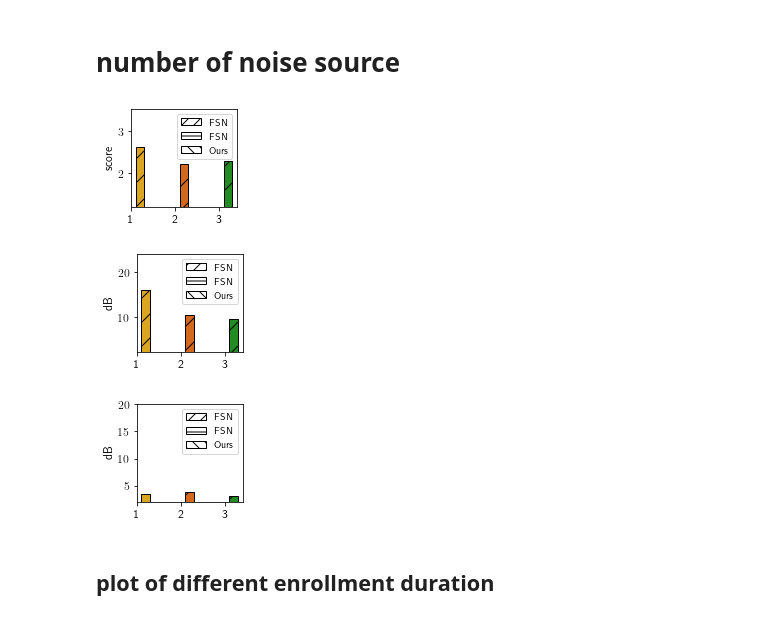
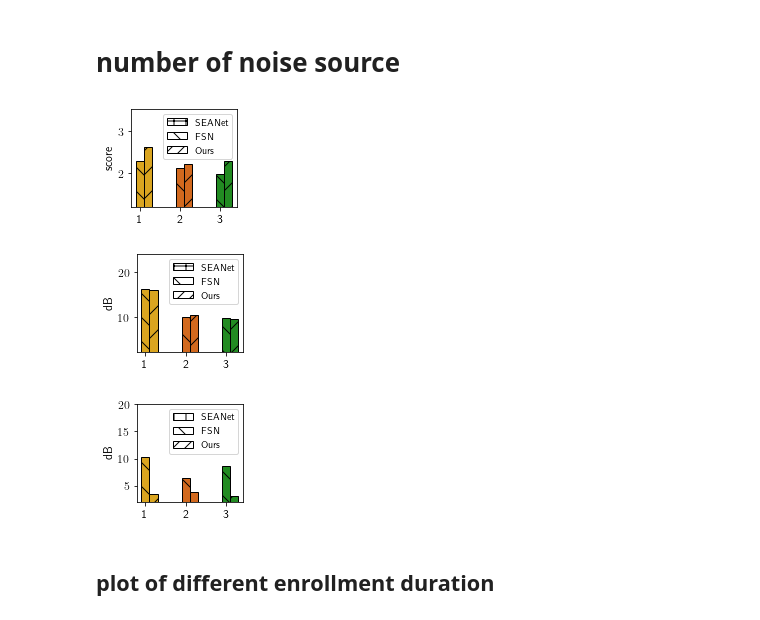
Before and after one commit to lixinghe1999/audioproject, a Jupyter notebook: enhancement/plot/plot.ipynb, the cells around one changed output. Cells and saved outputs as stored; diff of their text form; code cells hidden in the pictures.

Commit message:
noise sources number for SEANet

```diff
--- a/enhancement/plot/plot.ipynb
+++ b/enhancement/plot/plot.ipynb
@@ -75,30 +75,32 @@ for j in range(3):
 # number of noise source
 # %%
 vibvoice = [[2.60781122, 15.98623618, 3.49356501], [2.21171661, 10.35452279, 3.78696398], [2.29018847, 9.50529675, 3.05639493]]
+fullsubnet = [[2.2788935, 16.10067001, 10.34507953], [2.13025174, 9.96038313, 6.41581903], [1.96975322, 9.78393053, 8.64868734]]
 names = ['1', '2', '3']
 colors = ['goldenrod', 'chocolate', 'forestgreen']
 y_lims =  [[1.2, 3.5], [2, 24], [2, 20]]
 labels = ['score', 'dB', 'dB']
 for j in range(3):
     plt.figure(figsize=(2, 2))
     plt.subplots_adjust(left=0.25, bottom=0.2, right=0.99)
     for i in range(len(names)):
-        # plt.bar(i, seanet[i][j], color=colors[i], edgecolor='black', width=0.2, hatch='-')
-        # plt.bar(i + 0.2, fullsubnet[i][j], color=colors[i], edgecolor='black', width=0.2, hatch='\\')
+        # plt.bar(i, seanet[i][j], color=colors[i], edgecolor='black', width=0.2, hatch='+')
+        plt.bar(i + 0.2, fullsubnet[i][j], color=colors[i], edgecolor='black', width=0.2, hatch='\\')
         plt.bar(i + 0.4, vibvoice[i][j], color=colors[i], edgecolor='black', width=0.2, hatch='/')
     plt.ylim(y_lims[j])
     plt.ylabel(labels[j])
     plt.xticks([0.2, 1.2, 2.2], names)
-    fullsubnet_patch = mpatches.Patch(edgecolor='black', facecolor='white', hatch='--', label='FSN')
-    seanet_patch = mpatches.Patch(edgecolor='black', facecolor='white', hatch='//', label='FSN')
-    vibvoice_patch = mpatches.Patch(edgecolor='black', facecolor='white', hatch='\\\\', label='Ours')
+
+    seanet_patch = mpatches.Patch(edgecolor='black', facecolor='white', hatch='+', label='SEANet')
+    fullsubnet_patch = mpatches.Patch(edgecolor='black', facecolor='white', hatch='\\', label='FSN')
+    vibvoice_patch = mpatches.Patch(edgecolor='black', facecolor='white', hatch='//', label='Ours')
     plt.legend(handles=[seanet_patch, fullsubnet_patch, vibvoice_patch], prop={'size': 10})
-    plt.savefig('noise_level_' + str(j) + '.pdf', dpi=300)
+    plt.savefig('noise_number_' + str(j) + '.pdf', dpi=300)
     plt.show()
 # %% [output]
-[figure, old version]
+[figure, new version]
-[figure, old version]
+[figure, new version]
-[figure, old version]
+[figure, new version]
 # %% [markdown]
 ## plot of different enrollment duration
 # %%
```
Also changed, not shown: 1 other file.
